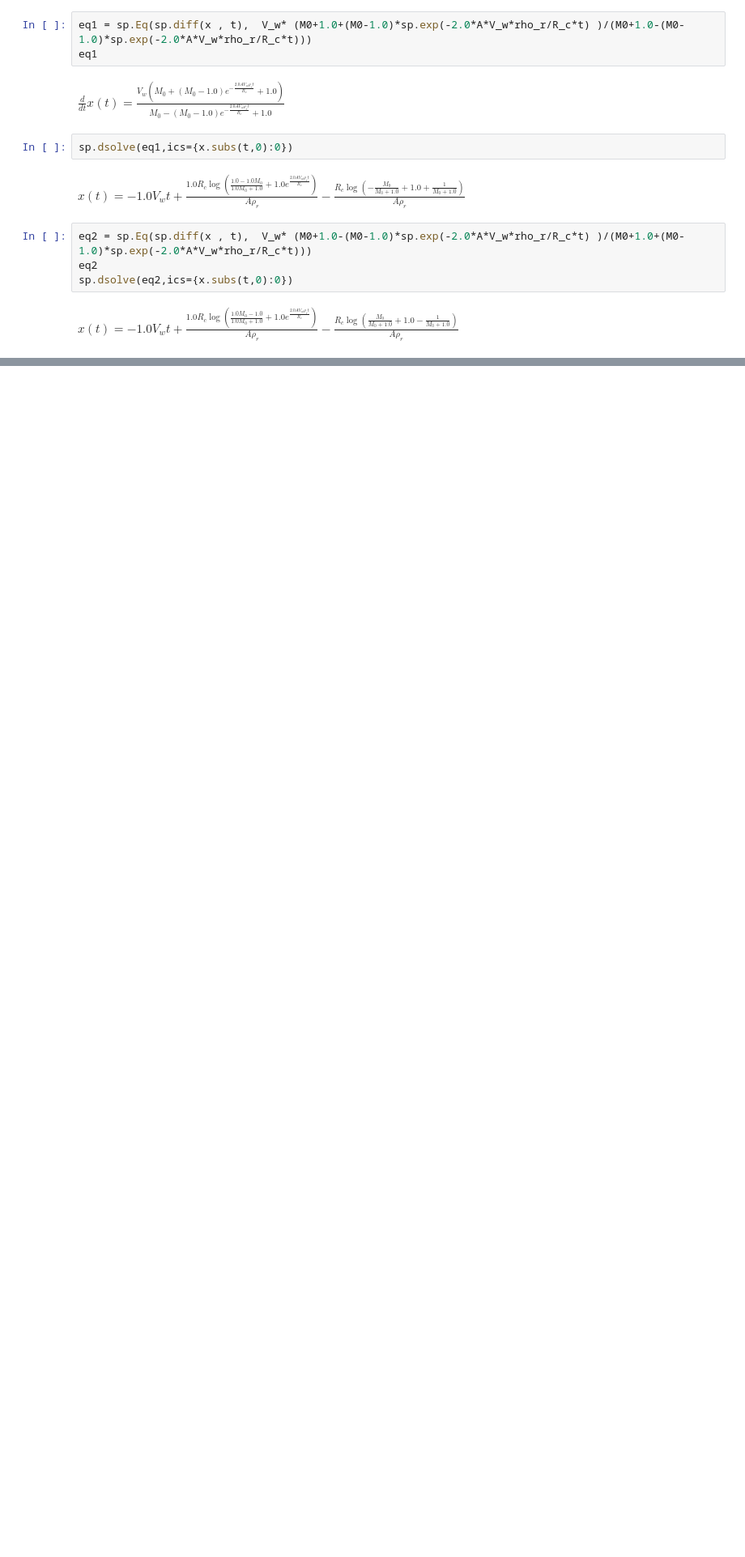
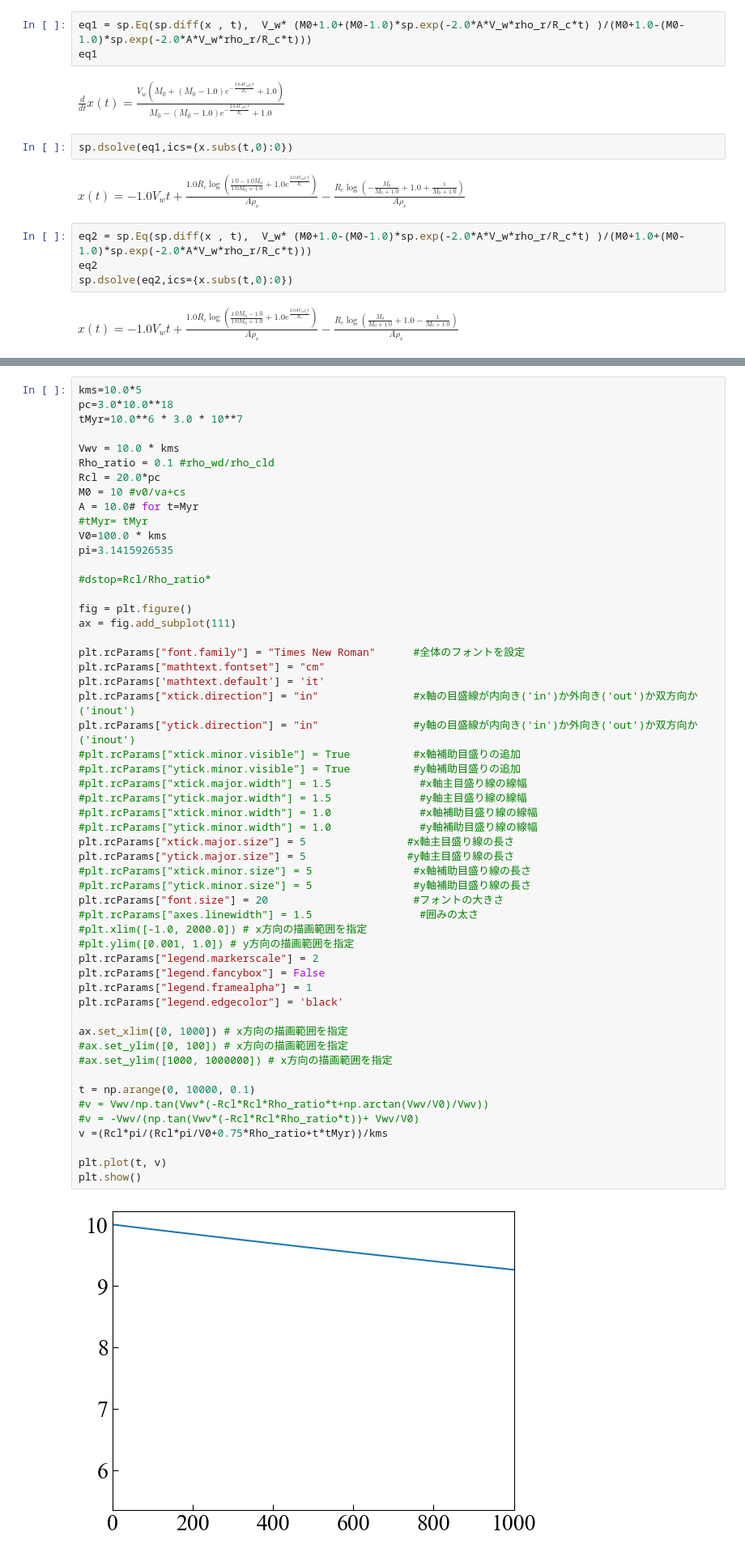
Before and after one commit to maedarn/code_tohoku, a Jupyter notebook: py/Cloud_Angle.ipynb, the cells around one changed output, grey strips where cells are left out. Shown at 81% size. Saved outputs shown, nothing was run; the diff lists cells and outputs as text; blank space fills up the shorter version.

```diff
--- a/py/Cloud_Angle.ipynb
+++ b/py/Cloud_Angle.ipynb
@@ -95,0 +100,56 @@ TypeError: Cannot convert expression to float
+# %%
+kms=10.0*5
+pc=3.0*10.0**18
+tMyr=10.0**6 * 3.0 * 10**7
+
+Vwv = 10.0 * kms
+Rho_ratio = 0.1 #rho_wd/rho_cld
+Rcl = 20.0*pc
+M0 = 10 #v0/va+cs
+A = 10.0# for t=Myr
+#tMyr= tMyr
+V0=100.0 * kms
+pi=3.1415926535
+
+#dstop=Rcl/Rho_ratio*
+
+fig = plt.figure()
+ax = fig.add_subplot(111)
+
+plt.rcParams["font.family"] = "Times New Roman"      #全体のフォントを設定
+plt.rcParams["mathtext.fontset"] = "cm"
+plt.rcParams['mathtext.default'] = 'it'
+plt.rcParams["xtick.direction"] = "in"               #x軸の目盛線が内向き('in')か外向き('out')か双方向か('inout')
+plt.rcParams["ytick.direction"] = "in"               #y軸の目盛線が内向き('in')か外向き('out')か双方向か('inout')
+#plt.rcParams["xtick.minor.visible"] = True          #x軸補助目盛りの追加
+#plt.rcParams["ytick.minor.visible"] = True          #y軸補助目盛りの追加
+#plt.rcParams["xtick.major.width"] = 1.5              #x軸主目盛り線の線幅
+#plt.rcParams["ytick.major.width"] = 1.5              #y軸主目盛り線の線幅
+#plt.rcParams["xtick.minor.width"] = 1.0              #x軸補助目盛り線の線幅
+#plt.rcParams["ytick.minor.width"] = 1.0              #y軸補助目盛り線の線幅
+plt.rcParams["xtick.major.size"] = 5                #x軸主目盛り線の長さ
+plt.rcParams["ytick.major.size"] = 5                #y軸主目盛り線の長さ
+#plt.rcParams["xtick.minor.size"] = 5                #x軸補助目盛り線の長さ
+#plt.rcParams["ytick.minor.size"] = 5                #y軸補助目盛り線の長さ
+plt.rcParams["font.size"] = 20                       #フォントの大きさ
+#plt.rcParams["axes.linewidth"] = 1.5                 #囲みの太さ
+#plt.xlim([-1.0, 2000.0]) # x方向の描画範囲を指定
+#plt.ylim([0.001, 1.0]) # y方向の描画範囲を指定
+plt.rcParams["legend.markerscale"] = 2
+plt.rcParams["legend.fancybox"] = False
+plt.rcParams["legend.framealpha"] = 1
+plt.rcParams["legend.edgecolor"] = 'black'
+
+ax.set_xlim([0, 1000]) # x方向の描画範囲を指定
+#ax.set_ylim([0, 100]) # x方向の描画範囲を指定
+#ax.set_ylim([1000, 1000000]) # x方向の描画範囲を指定
+
+t = np.arange(0, 10000, 0.1)
+#v = Vwv/np.tan(Vwv*(-Rcl*Rcl*Rho_ratio*t+np.arctan(Vwv/V0)/Vwv))
+#v = -Vwv/(np.tan(Vwv*(-Rcl*Rcl*Rho_ratio*t))+ Vwv/V0)
+v =(Rcl*pi/(Rcl*pi/V0+0.75*Rho_ratio+t*tMyr))/kms
+
+plt.plot(t, v)
+plt.show()
+# %% [output]
+[figure, added]
```
Also changed, not shown: parts of 4 cells of this notebook, 13 other files.
